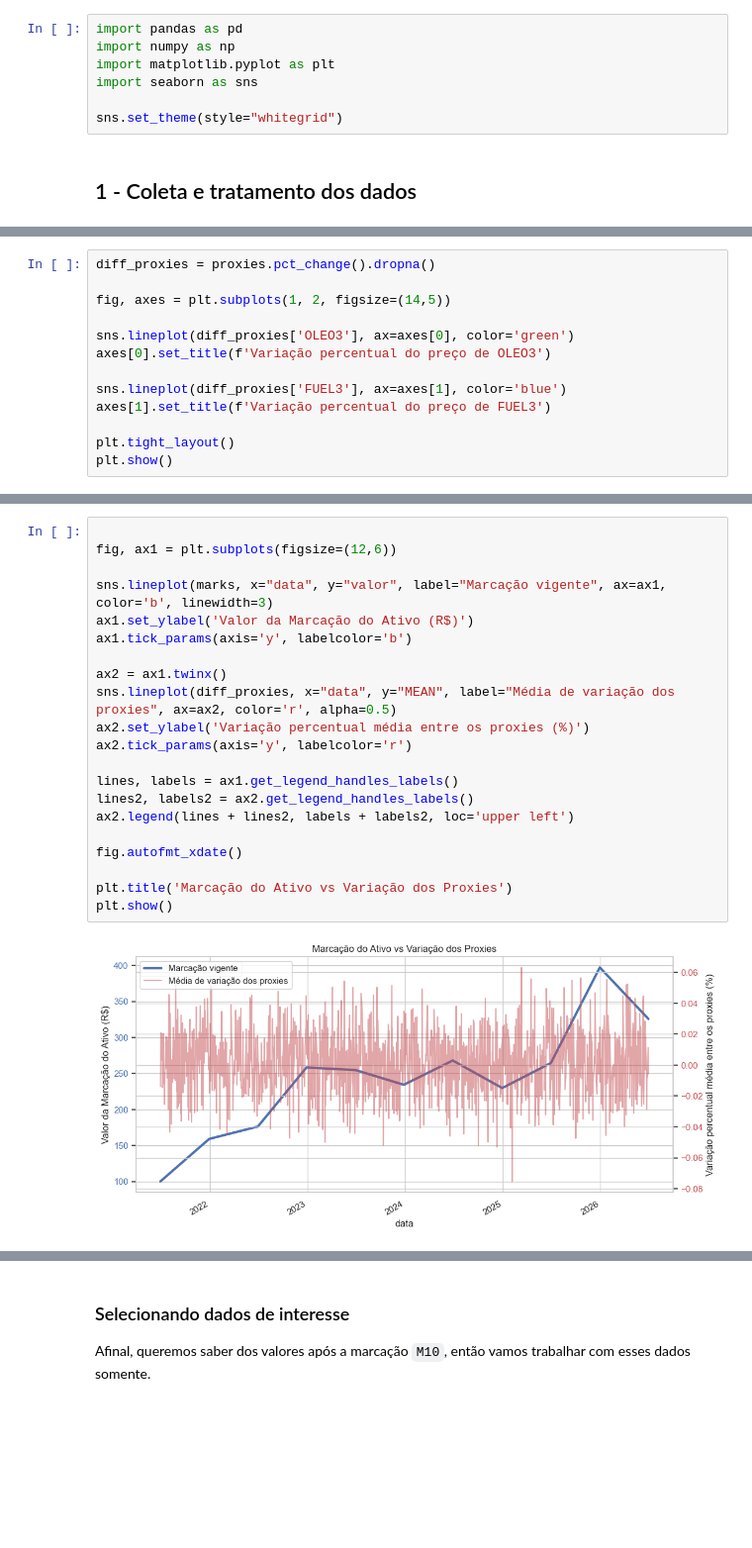
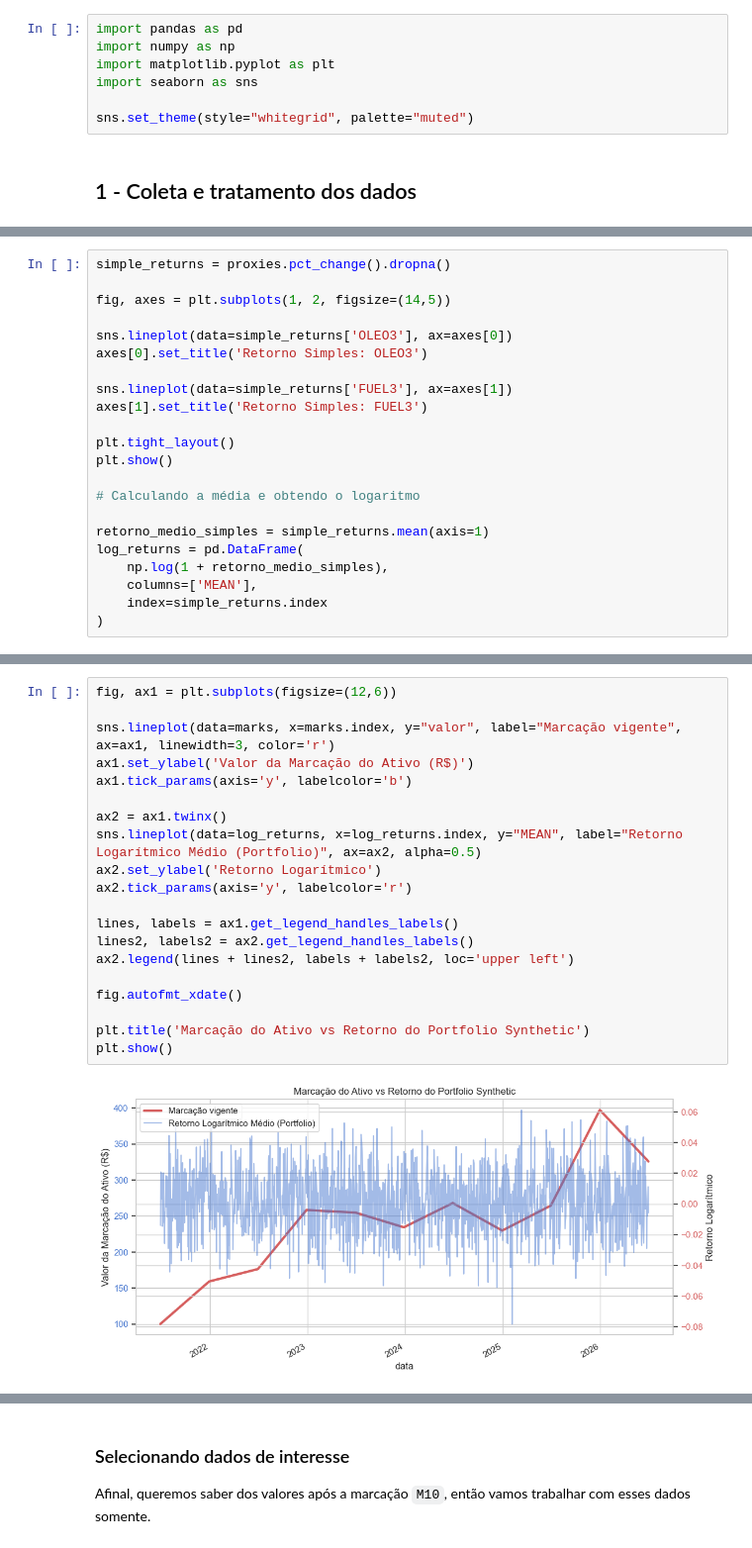
Before and after one commit to isaiasgoncalves/studyCaseII, a Jupyter notebook: fase_1.ipynb, the cells around one changed output, grey strips where cells are left out. Shown at 99% size. Saved outputs shown, nothing was run; the diff lists cells and outputs as text; blank space fills up the shorter version.

```diff
--- a/fase_1.ipynb
+++ b/fase_1.ipynb
@@ -6,7 +6,7 @@ import numpy as np
 import matplotlib.pyplot as plt
 import seaborn as sns
 
-sns.set_theme(style="whitegrid")
+sns.set_theme(style="whitegrid", palette="muted")
 # %% [markdown]
 ## 1 - Coleta e tratamento dos dados
 # %%
@@ -73,14 +53,23 @@ Em que $v_t$ representa a variação percentual de $p_t$ em relação a $p_{t-1}
 # %%
-diff_proxies = proxies.pct_change().dropna()
+simple_returns = proxies.pct_change().dropna()
 
 fig, axes = plt.subplots(1, 2, figsize=(14,5))
 
-sns.lineplot(diff_proxies['OLEO3'], ax=axes[0], color='green')
-axes[0].set_title(f'Variação percentual do preço de OLEO3')
+sns.lineplot(data=simple_returns['OLEO3'], ax=axes[0])
+axes[0].set_title('Retorno Simples: OLEO3')
 
-sns.lineplot(diff_proxies['FUEL3'], ax=axes[1], color='blue')
-axes[1].set_title(f'Variação percentual do preço de FUEL3')
+sns.lineplot(data=simple_returns['FUEL3'], ax=axes[1])
+axes[1].set_title('Retorno Simples: FUEL3')
 
 plt.tight_layout()
 plt.show()
+
+# Calculando a média e obtendo o logaritmo
+
+retorno_medio_simples = simple_returns.mean(axis=1)
+log_returns = pd.DataFrame(
+    np.log(1 + retorno_medio_simples),
+    columns=['MEAN'],
+    index=simple_returns.index
+)
 # %% [output]
@@ -162,23 +94,22 @@ Comparando o histórico das marcações com a média de variação das proxies
 # %%
-
 fig, ax1 = plt.subplots(figsize=(12,6))
 
-sns.lineplot(marks, x="data", y="valor", label="Marcação vigente", ax=ax1, color='b', linewidth=3)
+sns.lineplot(data=marks, x=marks.index, y="valor", label="Marcação vigente", ax=ax1, linewidth=3, color='r')
 ax1.set_ylabel('Valor da Marcação do Ativo (R$)')
 ax1.tick_params(axis='y', labelcolor='b')
 
 ax2 = ax1.twinx()
-sns.lineplot(diff_proxies, x="data", y="MEAN", label="Média de variação dos proxies", ax=ax2, color='r', alpha=0.5)
-ax2.set_ylabel('Variação percentual média entre os proxies (%)')
+sns.lineplot(data=log_returns, x=log_returns.index, y="MEAN", label="Retorno Logarítmico Médio (Portfolio)", ax=ax2, alpha=0.5)
+ax2.set_ylabel('Retorno Logarítmico')
 ax2.tick_params(axis='y', labelcolor='r')
 
 lines, labels = ax1.get_legend_handles_labels()
 lines2, labels2 = ax2.get_legend_handles_labels()
 ax2.legend(lines + lines2, labels + labels2, loc='upper left')
 
 fig.autofmt_xdate()
 
-plt.title('Marcação do Ativo vs Variação dos Proxies')
+plt.title('Marcação do Ativo vs Retorno do Portfolio Synthetic')
 plt.show()
 # %% [output]
-[figure, old version]
+[figure, new version]
```
Also changed, not shown: parts of 15 cells of this notebook.
